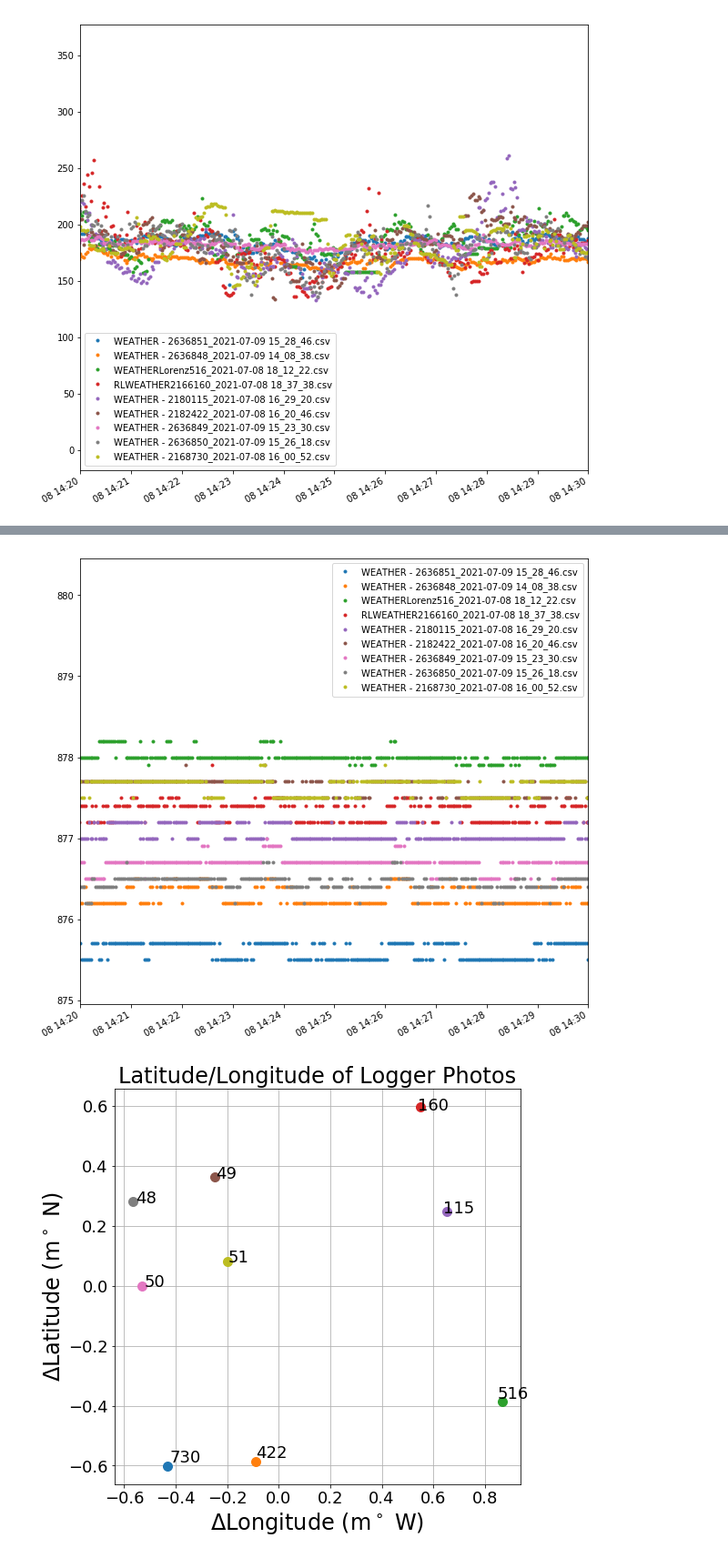
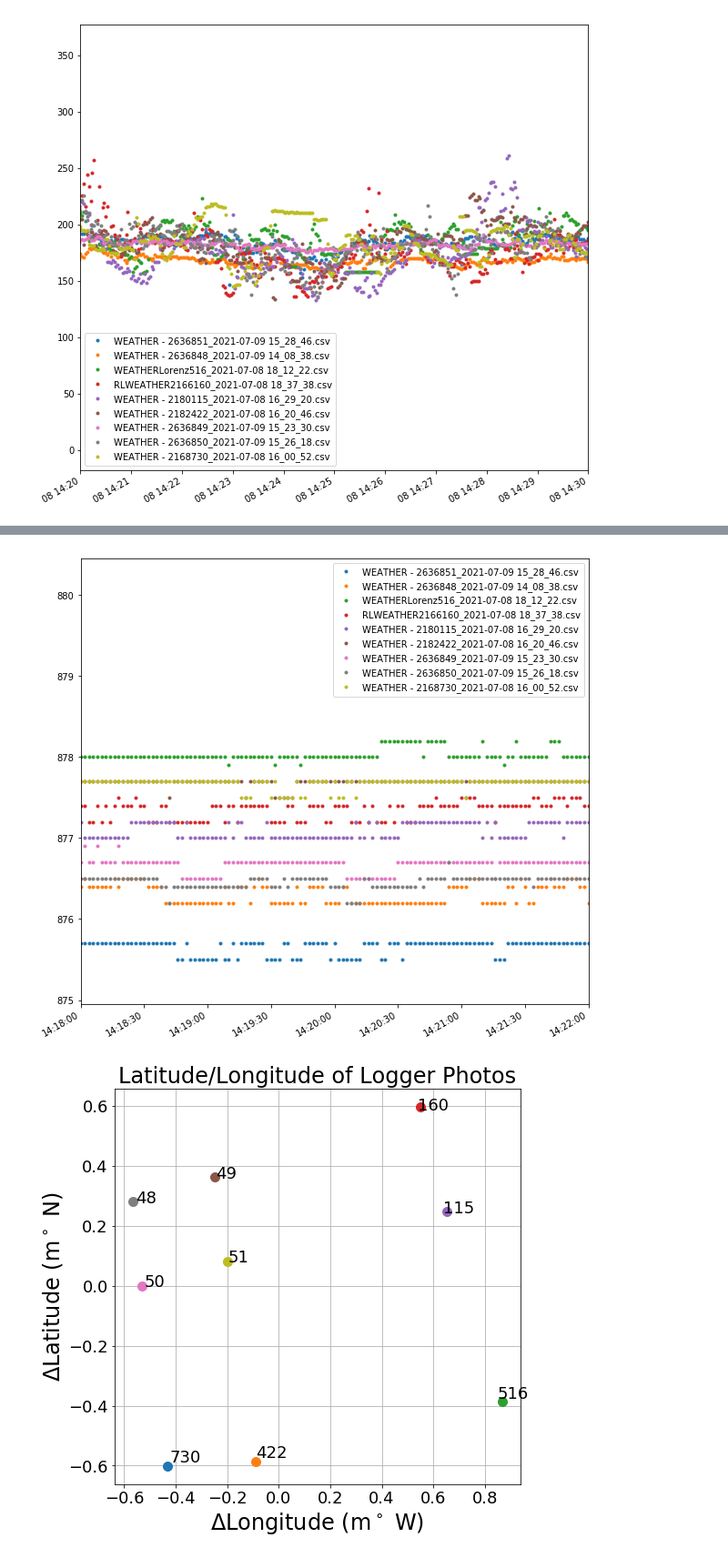
Before and after one commit to BoiseStatePlanetary/AlvordFieldTrip2021, a Jupyter notebook: code/Kestrel_analysis/Visualizing Kestrel Data.ipynb, the cells around one changed output, grey strips where cells are left out. Shown: that part at 91% size. Drawn from its saved outputs; the diff is of its cells as text; code cells hidden in the pictures.

```diff
--- a/code/Kestrel_analysis/Visualizing Kestrel Data.ipynb
+++ b/code/Kestrel_analysis/Visualizing Kestrel Data.ipynb
@@ -27,6 +27,6 @@ ax.set_xlim(pd.Timestamp('2021-07-08 14:20'), pd.Timestamp('2021-07-08 14:30'))
 # %%
 # plot all wind direction time-series
 fig, ax = ut.plot_kestrel_timeseries('Baro')
-ax.set_xlim(pd.Timestamp('2021-07-08 14:20'), pd.Timestamp('2021-07-08 14:30'))
+ax.set_xlim(pd.Timestamp('2021-07-08 14:18'), pd.Timestamp('2021-07-08 14:22'))
 # fig.savefig("Pressure_Timeseries.png", dpi=500, bbox_inches="tight")
 # %% [output]
@@ -34,4 +34,4 @@ ax.set_xlim(pd.Timestamp('2021-07-08 14:20'), pd.Timestamp('2021-07-08 14:30'))
-[figure, old version]
+[figure, new version]
 # %%
 fig = plt.figure(figsize=(8,8))
 ax = fig.add_subplot(111)
```
Also changed, not shown: parts of 5 cells of this notebook, 2 other files.
